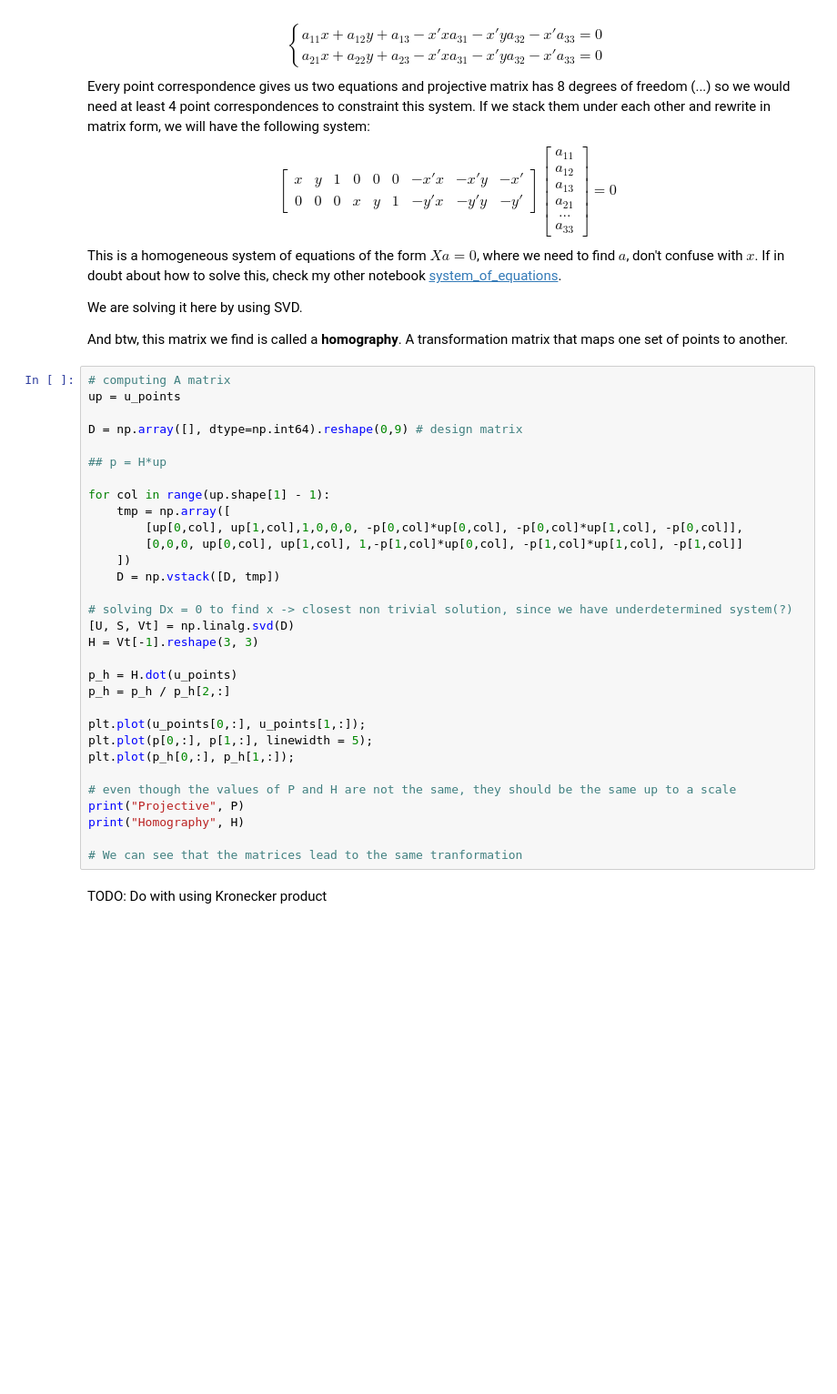
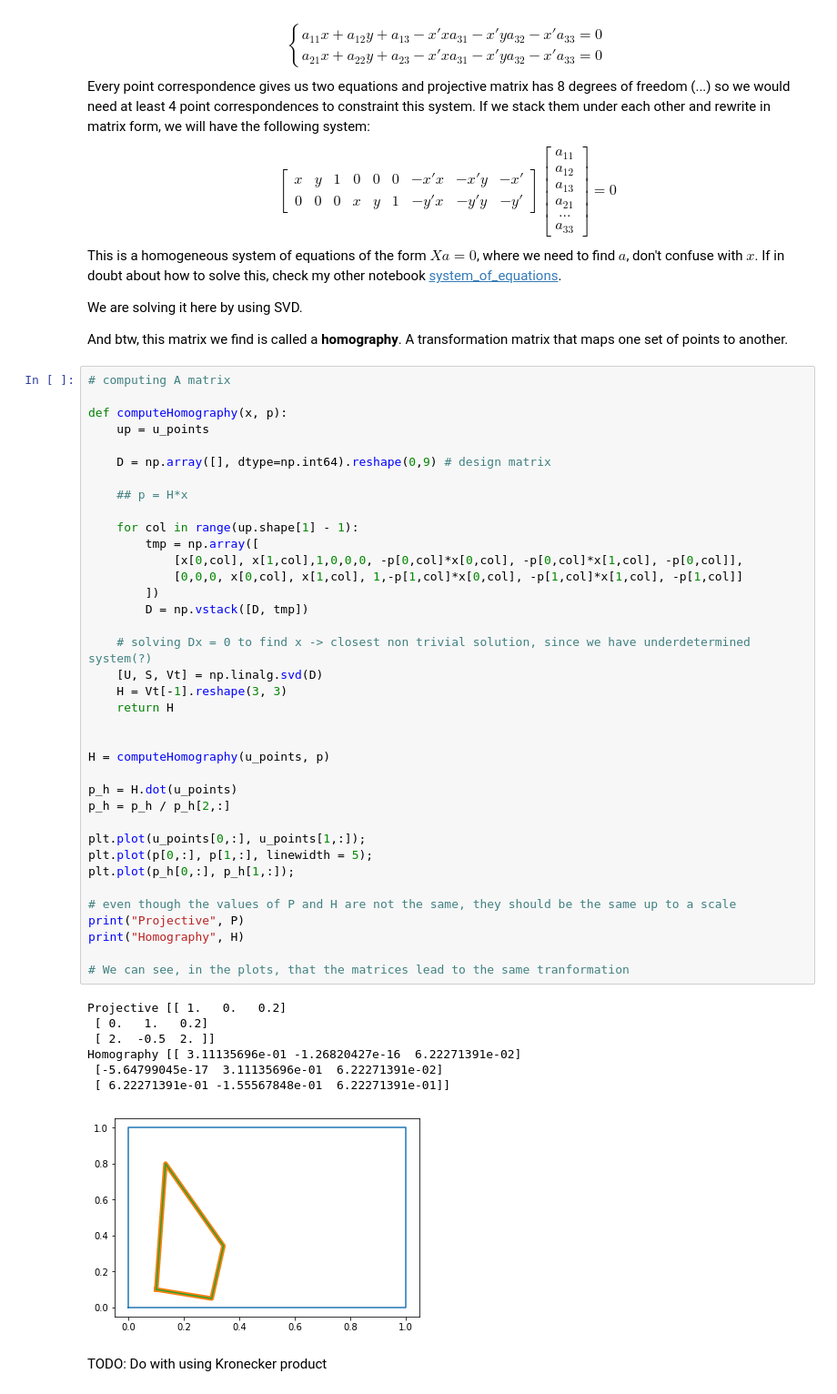
Before and after one commit to ovysotska/in_simple_english, a Jupyter notebook: projective_transformation.ipynb, the cells around one changed output. Shown at 91% size. Saved outputs shown, nothing was run; the diff lists cells and outputs as text; blank space fills up the shorter version.

```diff
--- a/projective_transformation.ipynb
+++ b/projective_transformation.ipynb
@@ -125,34 +130,48 @@ We are solving it here by using SVD.
 And btw, this matrix we find is called a **homography**. A transformation matrix that maps one set of points to another.
 # %%
 # computing A matrix
-up = u_points
 
-D = np.array([], dtype=np.int64).reshape(0,9) # design matrix
+def computeHomography(x, p):
+    up = u_points
 
-## p = H*up
+    D = np.array([], dtype=np.int64).reshape(0,9) # design matrix
 
-for col in range(up.shape[1] - 1):
-    tmp = np.array([
-        [up[0,col], up[1,col],1,0,0,0, -p[0,col]*up[0,col], -p[0,col]*up[1,col], -p[0,col]],
-        [0,0,0, up[0,col], up[1,col], 1,-p[1,col]*up[0,col], -p[1,col]*up[1,col], -p[1,col]]
-    ])
-    D = np.vstack([D, tmp])
+    ## p = H*x
 
-# solving Dx = 0 to find x -> closest non trivial solution, since we have underdetermined system(?)
-[U, S, Vt] = np.linalg.svd(D)
-H = Vt[-1].reshape(3, 3)
+    for col in range(up.shape[1] - 1):
+        tmp = np.array([
+            [x[0,col], x[1,col],1,0,0,0, -p[0,col]*x[0,col], -p[0,col]*x[1,col], -p[0,col]],
+            [0,0,0, x[0,col], x[1,col], 1,-p[1,col]*x[0,col], -p[1,col]*x[1,col], -p[1,col]]
+        ])
+        D = np.vstack([D, tmp])
+
+    # solving Dx = 0 to find x -> closest non trivial solution, since we have underdetermined system(?)
+    [U, S, Vt] = np.linalg.svd(D)
+    H = Vt[-1].reshape(3, 3)
+    return H
+
+
+H = computeHomography(u_points, p)
 
 p_h = H.dot(u_points)
 p_h = p_h / p_h[2,:]
 
 plt.plot(u_points[0,:], u_points[1,:]);
 plt.plot(p[0,:], p[1,:], linewidth = 5);
 plt.plot(p_h[0,:], p_h[1,:]);
 
 # even though the values of P and H are not the same, they should be the same up to a scale
 print("Projective", P)
 print("Homography", H)
 
-# We can see that the matrices lead to the same tranformation
+# We can see, in the plots, that the matrices lead to the same tranformation
+# %% [output]
+Projective [[ 1.   0.   0.2]
+ [ 0.   1.   0.2]
+ [ 2.  -0.5  2. ]]
+Homography [[ 3.11135696e-01 -1.26820427e-16  6.22271391e-02]
+ [-5.64799045e-17  3.11135696e-01  6.22271391e-02]
+ [ 6.22271391e-01 -1.55567848e-01  6.22271391e-01]]
+[figure, added]
 # %% [markdown]
 TODO: Do with using Kronecker product
```
Also changed, not shown: parts of 8 cells of this notebook.
